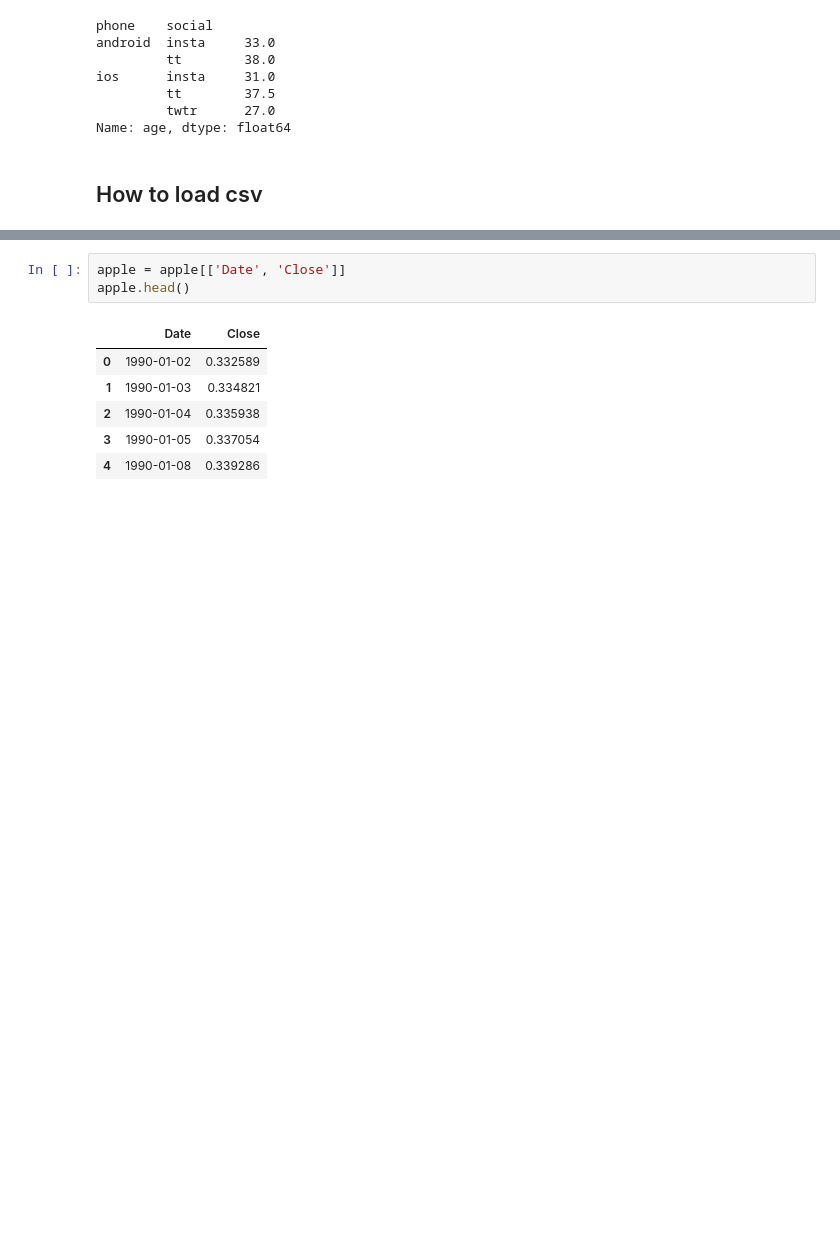
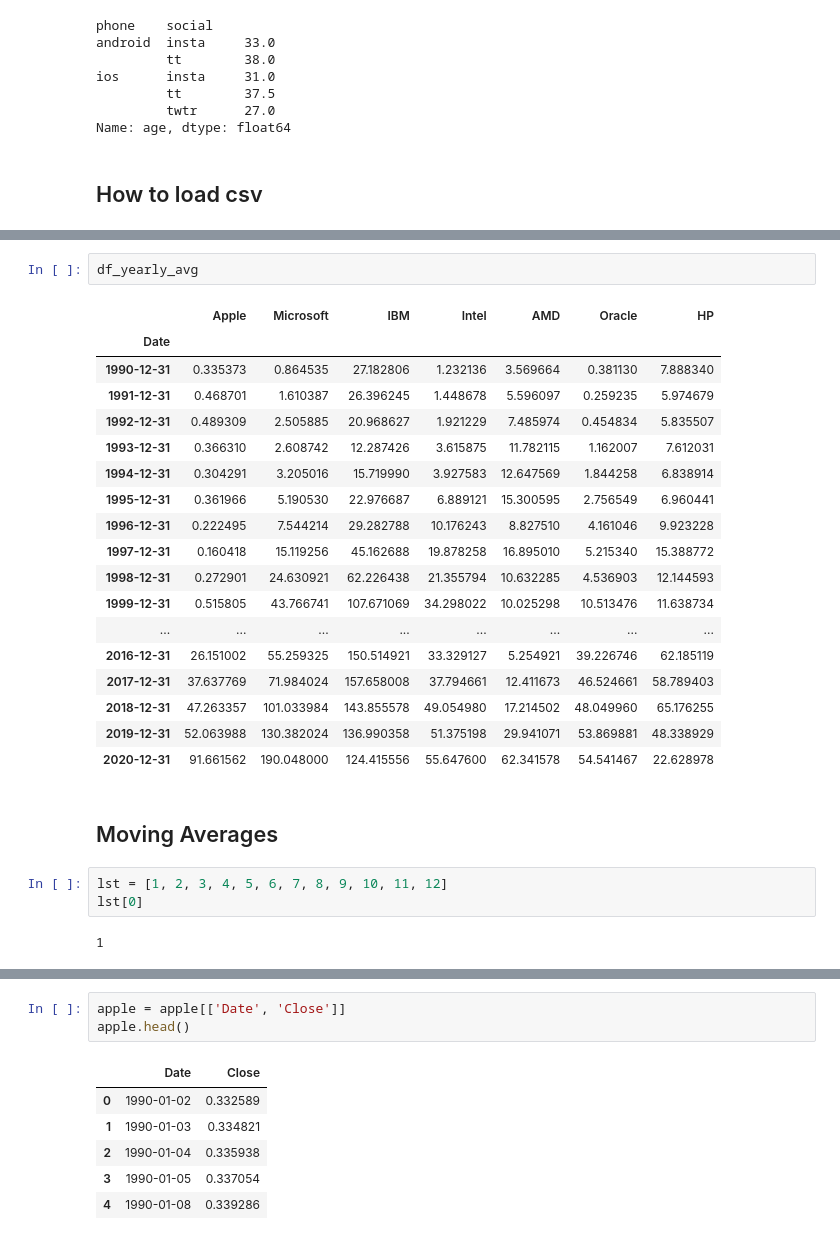
Before and after one commit to yuchild/erik_interviewqs, a Jupyter notebook: question_stocks_monte_carlo.ipynb, the cells around one changed output, grey strips where cells are left out. Saved outputs shown, nothing was run; the diff lists cells and outputs as text; blank space fills up the shorter version.

```diff
--- a/question_stocks_monte_carlo.ipynb
+++ b/question_stocks_monte_carlo.ipynb
@@ -676,0 +781,28 @@ df_salary.head()
+# %%
+df_yearly_avg
+# %% [output]
+|  | Apple | Microsoft | IBM | Intel | AMD | Oracle | HP |
+| Date |  |  |  |  |  |  |  |
+| 1990-12-31 | 0.335373 | 0.864535 | 27.182806 | 1.232136 | 3.569664 | 0.381130 | 7.888340 |
+| 1991-12-31 | 0.468701 | 1.610387 | 26.396245 | 1.448678 | 5.596097 | 0.259235 | 5.974679 |
+| 1992-12-31 | 0.489309 | 2.505885 | 20.968627 | 1.921229 | 7.485974 | 0.454834 | 5.835507 |
+| 1993-12-31 | 0.366310 | 2.608742 | 12.287426 | 3.615875 | 11.782115 | 1.162007 | 7.612031 |
+| 1994-12-31 | 0.304291 | 3.205016 | 15.719990 | 3.927583 | 12.647569 | 1.844258 | 6.838914 |
+| 1995-12-31 | 0.361966 | 5.190530 | 22.976687 | 6.889121 | 15.300595 | 2.756549 | 6.960441 |
+| 1996-12-31 | 0.222495 | 7.544214 | 29.282788 | 10.176243 | 8.827510 | 4.161046 | 9.923228 |
+| 1997-12-31 | 0.160418 | 15.119256 | 45.162688 | 19.878258 | 16.895010 | 5.215340 | 15.388772 |
+| 1998-12-31 | 0.272901 | 24.630921 | 62.226438 | 21.355794 | 10.632285 | 4.536903 | 12.144593 |
+| 1999-12-31 | 0.515805 | 43.766741 | 107.671069 | 34.298022 | 10.025298 | 10.513476 | 11.638734 |
+| ... | ... | ... | ... | ... | ... | ... | ... |
+| 2016-12-31 | 26.151002 | 55.259325 | 150.514921 | 33.329127 | 5.254921 | 39.226746 | 62.185119 |
+| 2017-12-31 | 37.637769 | 71.984024 | 157.658008 | 37.794661 | 12.411673 | 46.524661 | 58.789403 |
+| 2018-12-31 | 47.263357 | 101.033984 | 143.855578 | 49.054980 | 17.214502 | 48.049960 | 65.176255 |
+| 2019-12-31 | 52.063988 | 130.382024 | 136.990358 | 51.375198 | 29.941071 | 53.869881 | 48.338929 |
+| 2020-12-31 | 91.661562 | 190.048000 | 124.415556 | 55.647600 | 62.341578 | 54.541467 | 22.628978 |
+# %% [markdown]
+## Moving Averages
+# %%
+lst = [1, 2, 3, 4, 5, 6, 7, 8, 9, 10, 11, 12]
+lst[0]
+# %% [output]
+1
```
Also changed, not shown: parts of 44 cells of this notebook.
